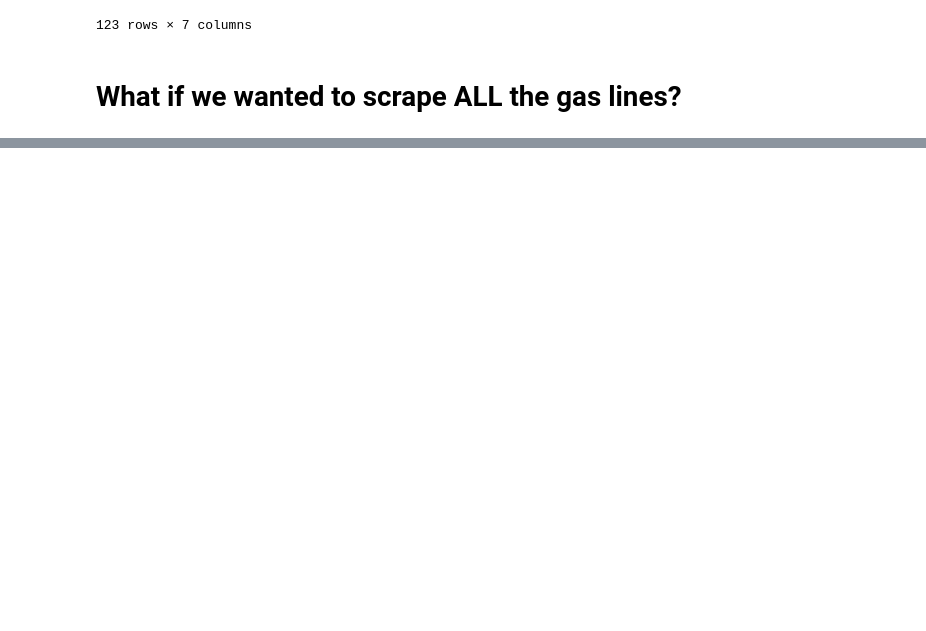
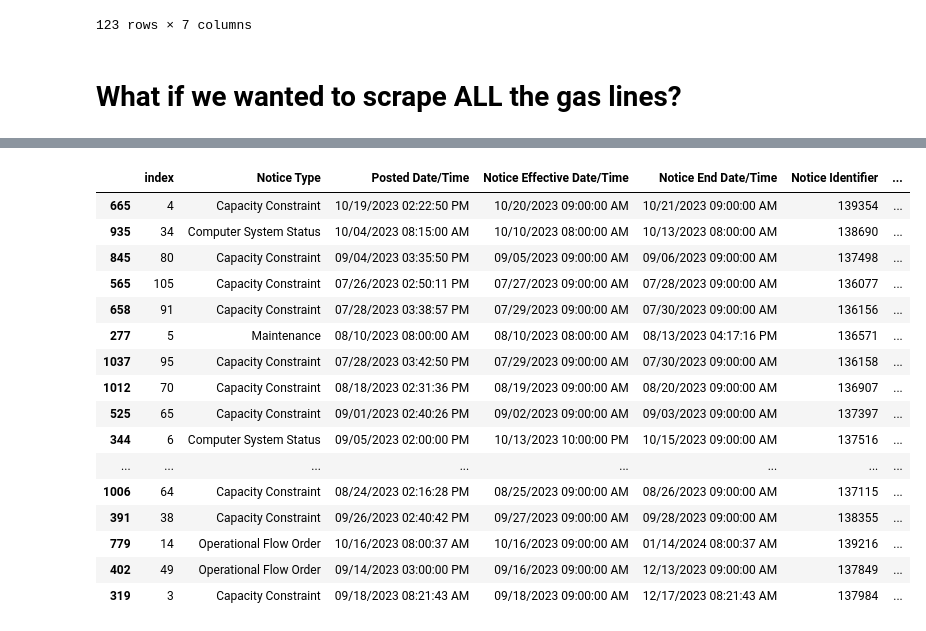
Before and after one commit to sajinashresthacoding/2023-advanced-scraping, a Jupyter notebook: wk-1-static-url-BLANK.ipynb, the cells around one changed output, grey strips where cells are left out. Cells and saved outputs as stored; diff of their text form; code cells hidden in the pictures; blank space fills up the shorter version.

Commit message:
completed downloading all links

```diff
--- a/wk-1-static-url-BLANK.ipynb
+++ b/wk-1-static-url-BLANK.ipynb
@@ -74,0 +137,11 @@ df
+# %%
+## capture pattern
+
+pat = re.compile(r"Pipe=(\w+)")
+# %%
+unit_codes = []
+
+for unit_code in hrefs:
+    unit_codes.append(pat.findall(unit_code)[0])
+
+unit_codes
@@ -74,0 +193,24 @@ df
+# %%
+broken_url = []
+df_list = []
+total_links = len(unit_codes)
+counter = 1
+
+for unit_code in unit_codes:
+    print(f"Scraping {counter} of {total_links}")
+    counter+= 1
+    response = requests.get(f"{url_start}{unit_code}{end_url}")
+    try:
+        data = pd.read_html(response.text)
+        df = data[0]
+        df["unit"] = unit_code
+        df_list.append(df)
+    except:
+        print(f"{unit_code} was busted or had no table")
+        broken_url.append(f"{url_start}{unit_code}{end_url}")
+    finally:
+        snooze = randrange(10, 15)
+        print(f"Snoozing for {snooze} seconds")
+        time.sleep(snooze)
+
+print("Done scraping all units")
@@ -74,0 +256,2 @@ df
+# %%
+final_df = pd.concat(df_list).reset_index()
@@ -74,0 +274,20 @@ df
+# %%
+final_df.sample(20)
+# %% [output]
+|  | index | Notice Type | Posted Date/Time | Notice Effective Date/Time | Notice End Date/Time | Notice Identifier | ... |
+| 665 | 4 | Capacity Constraint | 10/19/2023 02:22:50 PM | 10/20/2023 09:00:00 AM | 10/21/2023 09:00:00 AM | 139354 | ... |
+| 935 | 34 | Computer System Status | 10/04/2023 08:15:00 AM | 10/10/2023 08:00:00 AM | 10/13/2023 08:00:00 AM | 138690 | ... |
+| 845 | 80 | Capacity Constraint | 09/04/2023 03:35:50 PM | 09/05/2023 09:00:00 AM | 09/06/2023 09:00:00 AM | 137498 | ... |
+| 565 | 105 | Capacity Constraint | 07/26/2023 02:50:11 PM | 07/27/2023 09:00:00 AM | 07/28/2023 09:00:00 AM | 136077 | ... |
+| 658 | 91 | Capacity Constraint | 07/28/2023 03:38:57 PM | 07/29/2023 09:00:00 AM | 07/30/2023 09:00:00 AM | 136156 | ... |
+| 277 | 5 | Maintenance | 08/10/2023 08:00:00 AM | 08/10/2023 08:00:00 AM | 08/13/2023 04:17:16 PM | 136571 | ... |
+| 1037 | 95 | Capacity Constraint | 07/28/2023 03:42:50 PM | 07/29/2023 09:00:00 AM | 07/30/2023 09:00:00 AM | 136158 | ... |
+| 1012 | 70 | Capacity Constraint | 08/18/2023 02:31:36 PM | 08/19/2023 09:00:00 AM | 08/20/2023 09:00:00 AM | 136907 | ... |
+| 525 | 65 | Capacity Constraint | 09/01/2023 02:40:26 PM | 09/02/2023 09:00:00 AM | 09/03/2023 09:00:00 AM | 137397 | ... |
+| 344 | 6 | Computer System Status | 09/05/2023 02:00:00 PM | 10/13/2023 10:00:00 PM | 10/15/2023 09:00:00 AM | 137516 | ... |
+| ... | ... | ... | ... | ... | ... | ... | ... |
+| 1006 | 64 | Capacity Constraint | 08/24/2023 02:16:28 PM | 08/25/2023 09:00:00 AM | 08/26/2023 09:00:00 AM | 137115 | ... |
+| 391 | 38 | Capacity Constraint | 09/26/2023 02:40:42 PM | 09/27/2023 09:00:00 AM | 09/28/2023 09:00:00 AM | 138355 | ... |
+| 779 | 14 | Operational Flow Order | 10/16/2023 08:00:37 AM | 10/16/2023 09:00:00 AM | 01/14/2024 08:00:37 AM | 139216 | ... |
+| 402 | 49 | Operational Flow Order | 09/14/2023 03:00:00 PM | 09/16/2023 09:00:00 AM | 12/13/2023 09:00:00 AM | 137849 | ... |
+| 319 | 3 | Capacity Constraint | 09/18/2023 08:21:43 AM | 09/18/2023 09:00:00 AM | 12/17/2023 08:21:43 AM | 137984 | ... |
```
Also changed, not shown: parts of 15 cells of this notebook.
